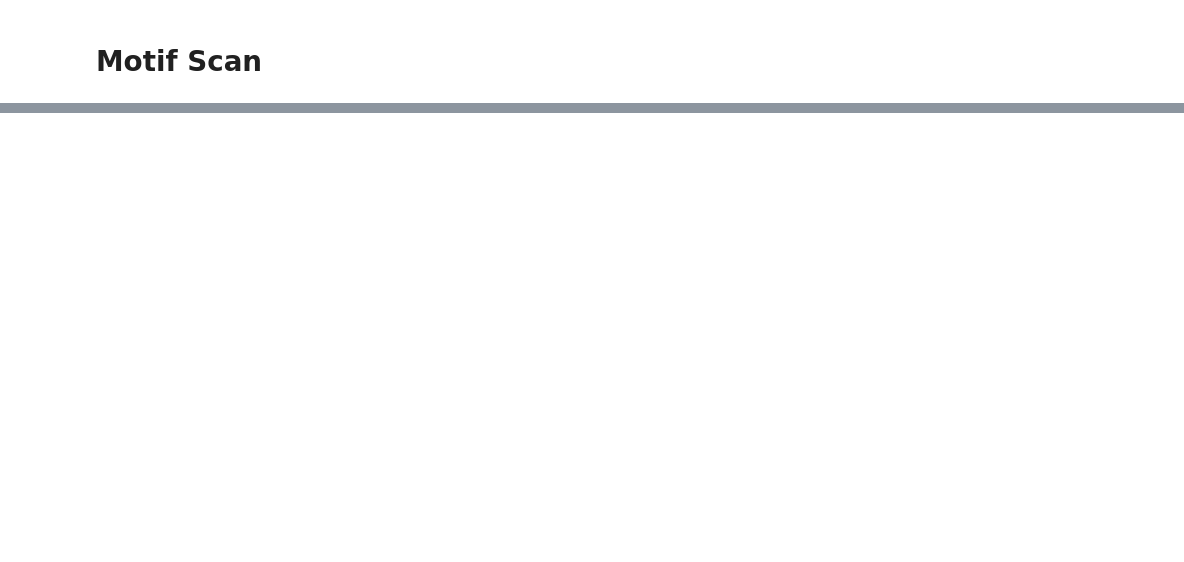
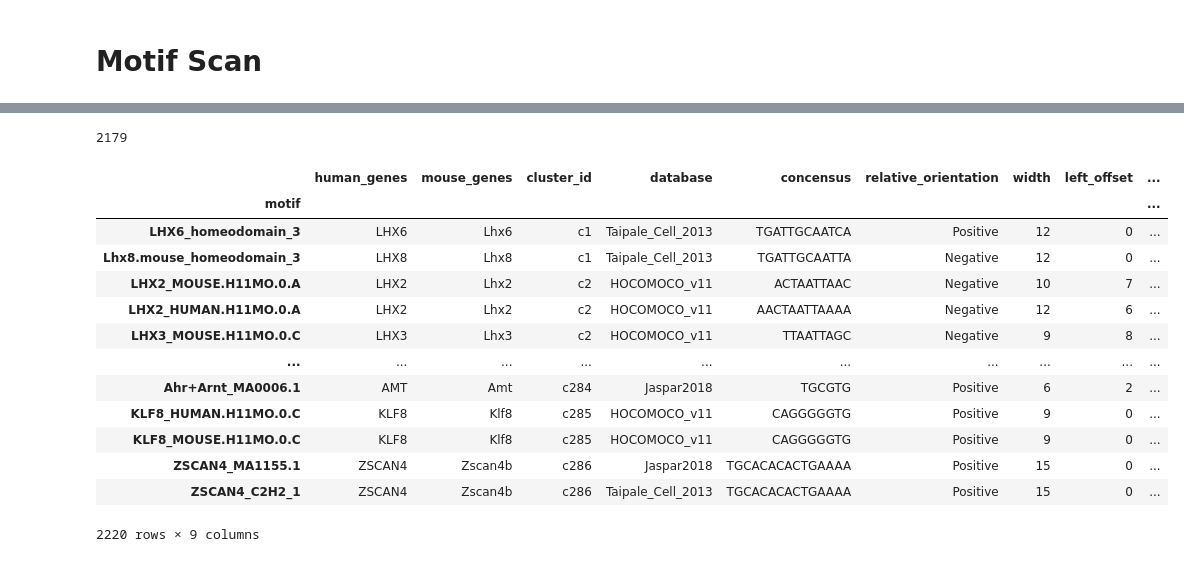
Before and after one commit to lhqing/ALLCools, a Jupyter notebook: docs/allcools/cluster_level/RegionDS/04.motif_scan.ipynb, the cells around one changed output, grey strips where cells are left out. Saved outputs shown, nothing was run; the diff lists cells and outputs as text; code cells hidden in the pictures; blank space fills up the shorter version.

```diff
--- a/docs/allcools/cluster_level/RegionDS/04.motif_scan.ipynb
+++ b/docs/allcools/cluster_level/RegionDS/04.motif_scan.ipynb
@@ -4,0 +13,24 @@ from ALLCools.mcds import RegionDS
+# %%
+# check out the default motif set
+default_motif_set = get_default_motif_set()
+default_motif_set.n_motifs
+# %% [output]
+2179
+# %%
+# metadata of the motifs
+default_motif_set.meta_table
+# %% [output]
+|  | human_genes | mouse_genes | cluster_id | database | concensus | relative_orientation | width | left_offset | ... |
+| motif |  |  |  |  |  |  |  |  | ... |
+| LHX6_homeodomain_3 | LHX6 | Lhx6 | c1 | Taipale_Cell_2013 | TGATTGCAATCA | Positive | 12 | 0 | ... |
+| Lhx8.mouse_homeodomain_3 | LHX8 | Lhx8 | c1 | Taipale_Cell_2013 | TGATTGCAATTA | Negative | 12 | 0 | ... |
+| LHX2_MOUSE.H11MO.0.A | LHX2 | Lhx2 | c2 | HOCOMOCO_v11 | ACTAATTAAC | Negative | 10 | 7 | ... |
+| LHX2_HUMAN.H11MO.0.A | LHX2 | Lhx2 | c2 | HOCOMOCO_v11 | AACTAATTAAAA | Negative | 12 | 6 | ... |
+| LHX3_MOUSE.H11MO.0.C | LHX3 | Lhx3 | c2 | HOCOMOCO_v11 | TTAATTAGC | Negative | 9 | 8 | ... |
+| ... | ... | ... | ... | ... | ... | ... | ... | ... | ... |
+| Ahr+Arnt_MA0006.1 | AMT | Amt | c284 | Jaspar2018 | TGCGTG | Positive | 6 | 2 | ... |
+| KLF8_HUMAN.H11MO.0.C | KLF8 | Klf8 | c285 | HOCOMOCO_v11 | CAGGGGGTG | Positive | 9 | 0 | ... |
+| KLF8_MOUSE.H11MO.0.C | KLF8 | Klf8 | c285 | HOCOMOCO_v11 | CAGGGGGTG | Positive | 9 | 0 | ... |
+| ZSCAN4_MA1155.1 | ZSCAN4 | Zscan4b | c286 | Jaspar2018 | TGCACACACTGAAAA | Positive | 15 | 0 | ... |
+| ZSCAN4_C2H2_1 | ZSCAN4 | Zscan4b | c286 | Taipale_Cell_2013 | TGCACACACTGAAAA | Positive | 15 | 0 | ... |
+2220 rows × 9 columns
```
Also changed, not shown: parts of 18 cells of this notebook, 32 other files.
